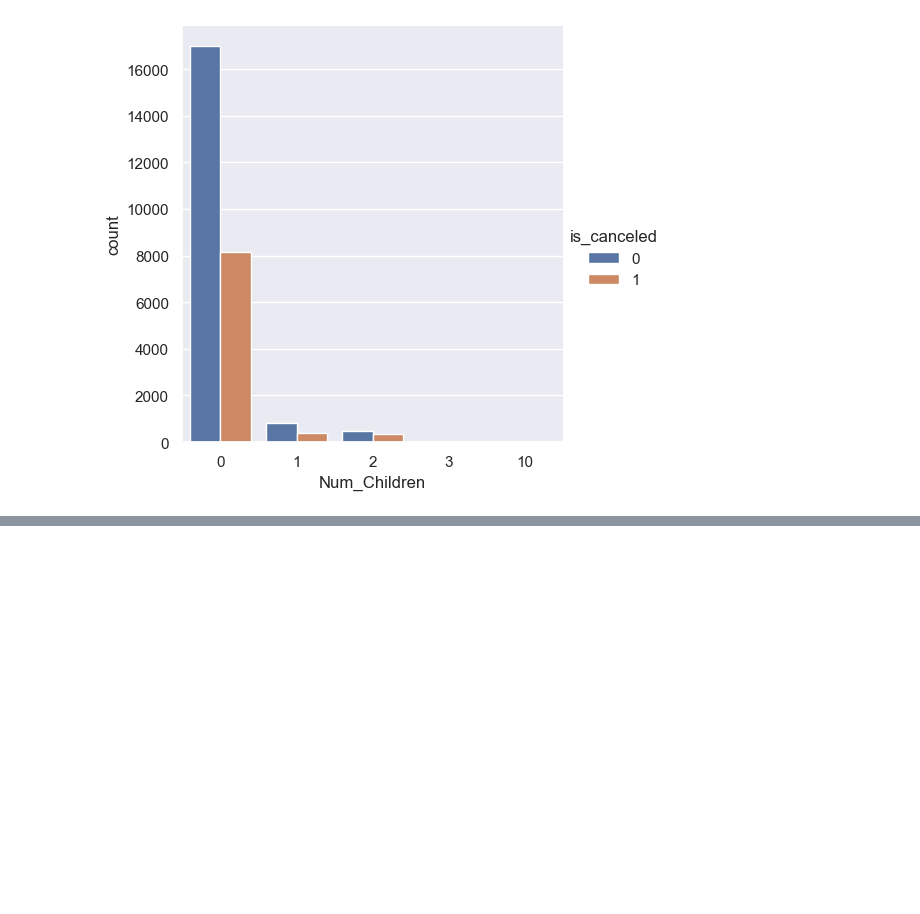
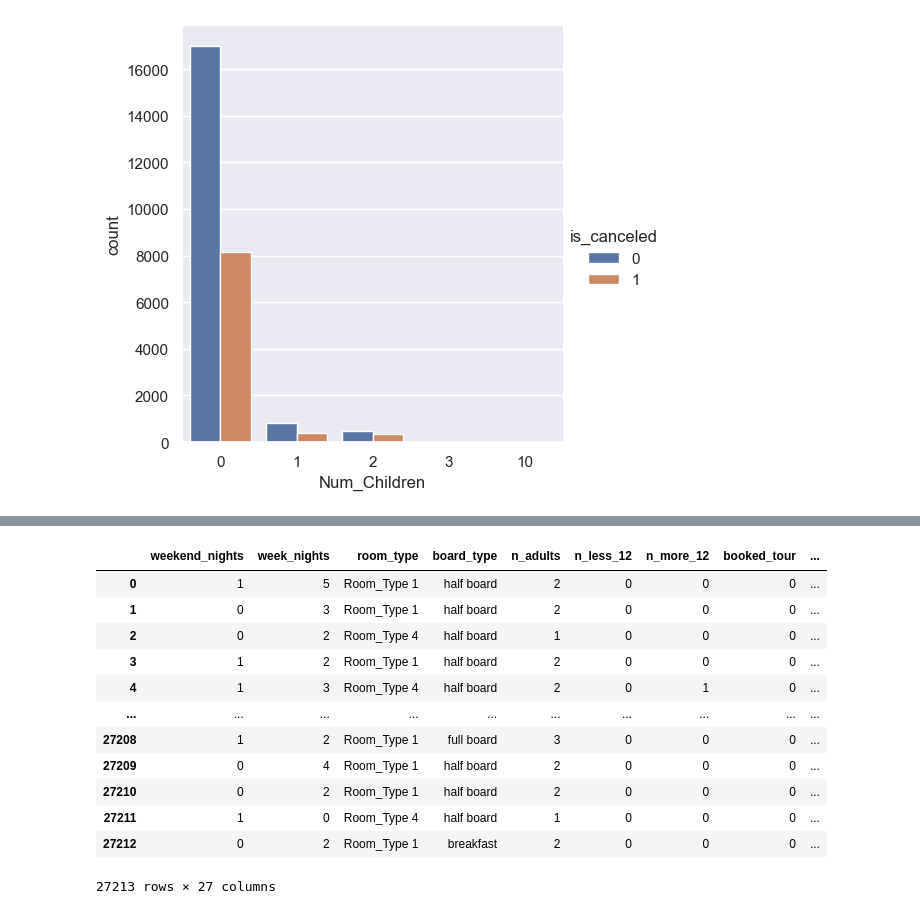
Before and after one commit to ctw599/Data_mining, a Jupyter notebook: data_mining_final_project.ipynb, the cells around one changed output, grey strips where cells are left out. Cells and saved outputs as stored; diff of their text form; code cells hidden in the pictures; blank space fills up the shorter version.

Commit message:
added test data

```diff
--- a/data_mining_final_project.ipynb
+++ b/data_mining_final_project.ipynb
@@ -637,0 +633,19 @@ plt.scatter(df2[0], df2[1], c = df['is_canceled'].map(colordict))
+# %%
+target = pd.DataFrame(df['is_canceled'])
+
+train_data = df.drop(['ID', 'is_canceled', 'room_type_cat', 'board_type_cat', 'purchase_type_cat'], axis=1)
+train_data
+# %% [output]
+|  | weekend_nights | week_nights | room_type | board_type | n_adults | n_less_12 | n_more_12 | booked_tour | ... |
+| 0 | 1 | 5 | Room_Type 1 | half board | 2 | 0 | 0 | 0 | ... |
+| 1 | 0 | 3 | Room_Type 1 | half board | 2 | 0 | 0 | 0 | ... |
+| 2 | 0 | 2 | Room_Type 4 | half board | 1 | 0 | 0 | 0 | ... |
+| 3 | 1 | 2 | Room_Type 1 | half board | 2 | 0 | 0 | 0 | ... |
+| 4 | 1 | 3 | Room_Type 4 | half board | 2 | 0 | 1 | 0 | ... |
+| ... | ... | ... | ... | ... | ... | ... | ... | ... | ... |
+| 27208 | 1 | 2 | Room_Type 1 | full board | 3 | 0 | 0 | 0 | ... |
+| 27209 | 0 | 4 | Room_Type 1 | half board | 2 | 0 | 0 | 0 | ... |
+| 27210 | 0 | 2 | Room_Type 1 | half board | 2 | 0 | 0 | 0 | ... |
+| 27211 | 1 | 0 | Room_Type 4 | half board | 1 | 0 | 0 | 0 | ... |
+| 27212 | 0 | 2 | Room_Type 1 | breakfast | 2 | 0 | 0 | 0 | ... |
+27213 rows × 27 columns
```
Also changed, not shown: parts of 47 cells of this notebook.
